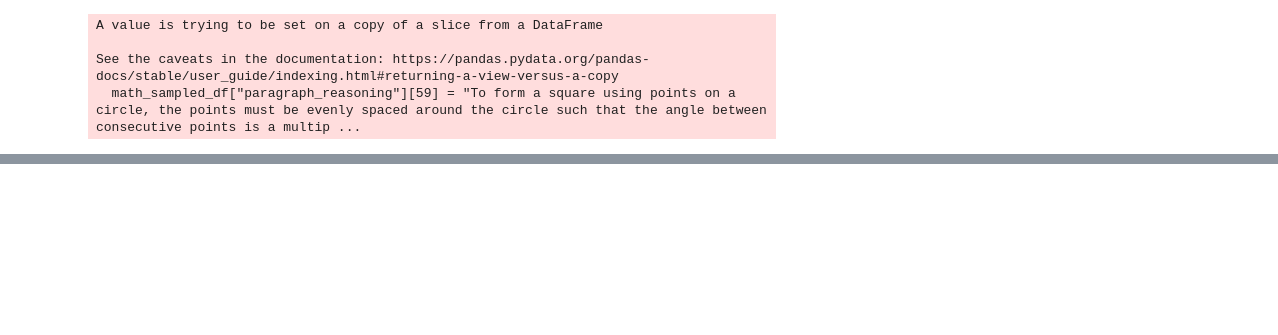
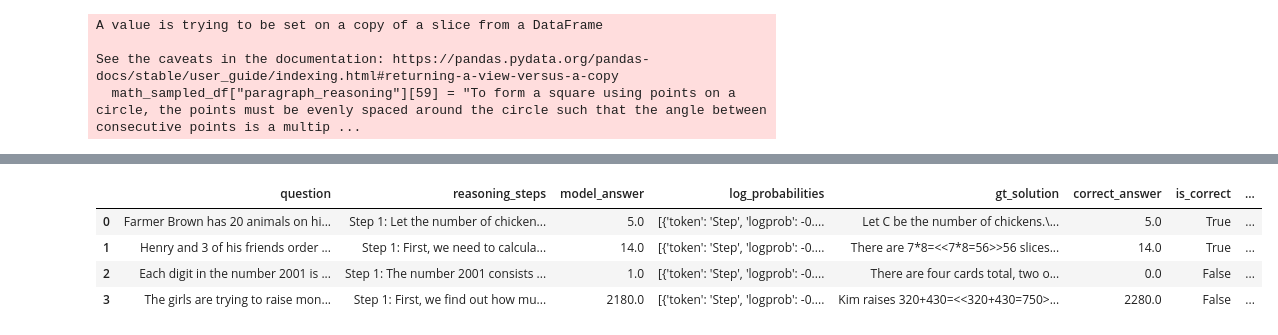
Before and after one commit to zixianma/interactive-chains, a Jupyter notebook: data/select_data.ipynb, the cells around one changed output, grey strips where cells are left out. Saved outputs shown, nothing was run; the diff lists cells and outputs as text; code cells hidden in the pictures; blank space fills up the shorter version.

Commit message:
Add Evaluation stage and bug fixing

```diff
--- a/data/select_data.ipynb
+++ b/data/select_data.ipynb
@@ -377,0 +343,10 @@ gsm8k_rows
+# %%
+combined_df = pd.concat([gsm_cor_sel, math_sel, gsm_incor], ignore_index=True)
+combined_df.to_json("evaluation.jsonl", orient="records", lines=True)
+combined_df
+# %% [output]
+|  | question | reasoning_steps | model_answer | log_probabilities | gt_solution | correct_answer | is_correct | ... |
+| 0 | Farmer Brown has 20 animals on hi... | Step 1: Let the number of chicken... | 5.0 | [{'token': 'Step', 'logprob': -0.... | Let C be the number of chickens.\... | 5.0 | True | ... |
+| 1 | Henry and 3 of his friends order ... | Step 1: First, we need to calcula... | 14.0 | [{'token': 'Step', 'logprob': -0.... | There are 7*8=<<7*8=56>>56 slices... | 14.0 | True | ... |
+| 2 | Each digit in the number 2001 is ... | Step 1: The number 2001 consists ... | 1.0 | [{'token': 'Step', 'logprob': -0.... | There are four cards total, two o... | 0.0 | False | ... |
+| 3 | The girls are trying to raise mon... | Step 1: First, we find out how mu... | 2180.0 | [{'token': 'Step', 'logprob': -0.... | Kim raises 320+430=<<320+430=750>... | 2280.0 | False | ... |
```
Also changed, not shown: parts of 6 cells of this notebook, 5 other files.
